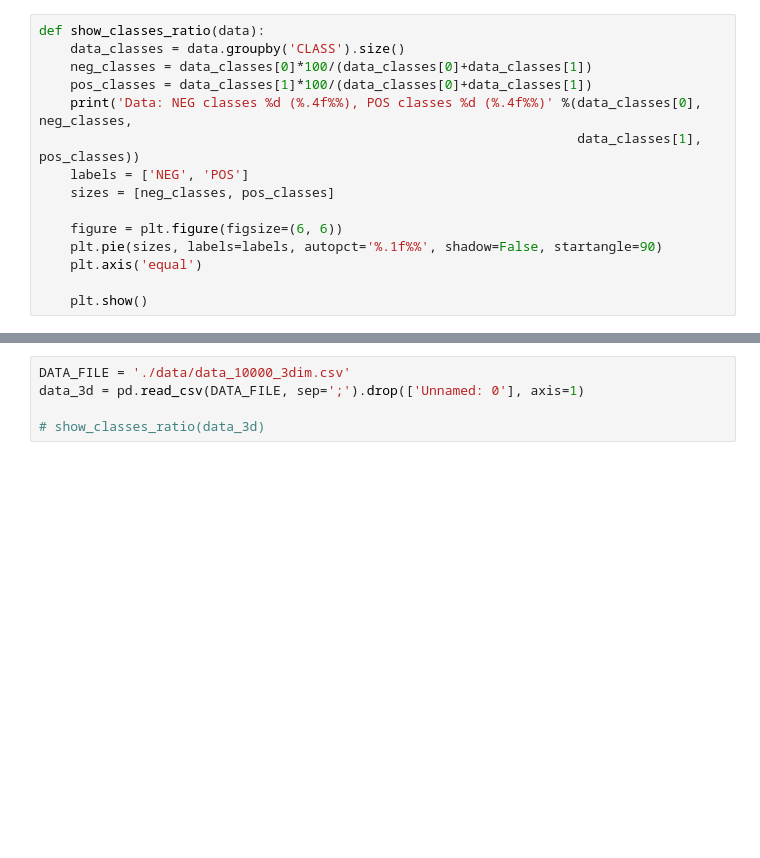
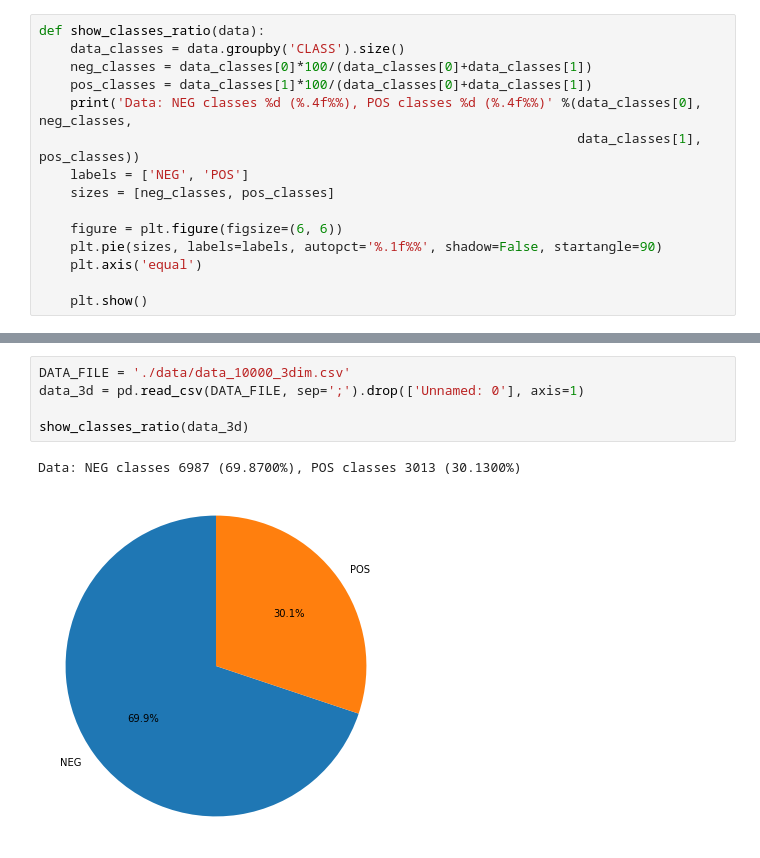
Before and after one commit to MoonL1ght/ML-Things, a Jupyter notebook: Complementary GAN/data_visualization.ipynb, the cells around one changed output, grey strips where cells are left out. Drawn from its saved outputs; the diff is of its cells as text; blank space fills up the shorter version.

```diff
--- a/Complementary GAN/data_visualization.ipynb
+++ b/Complementary GAN/data_visualization.ipynb
@@ -51,8 +54,11 @@ python generate_data.py 10000 3 1
 # %%
 DATA_FILE = './data/data_10000_3dim.csv'
 data_3d = pd.read_csv(DATA_FILE, sep=';').drop(['Unnamed: 0'], axis=1)
 
-# show_classes_ratio(data_3d)
+show_classes_ratio(data_3d)
+# %% [output]
+Data: NEG classes 6987 (69.8700%), POS classes 3013 (30.1300%)
+[figure, added]
 # %%
 data_3d = np.array(data_3d)
 pos_data = data_3d[data_3d[:, 3] == 1][:100]
```
Also changed, not shown: parts of 5 cells of this notebook, 4 other files.
